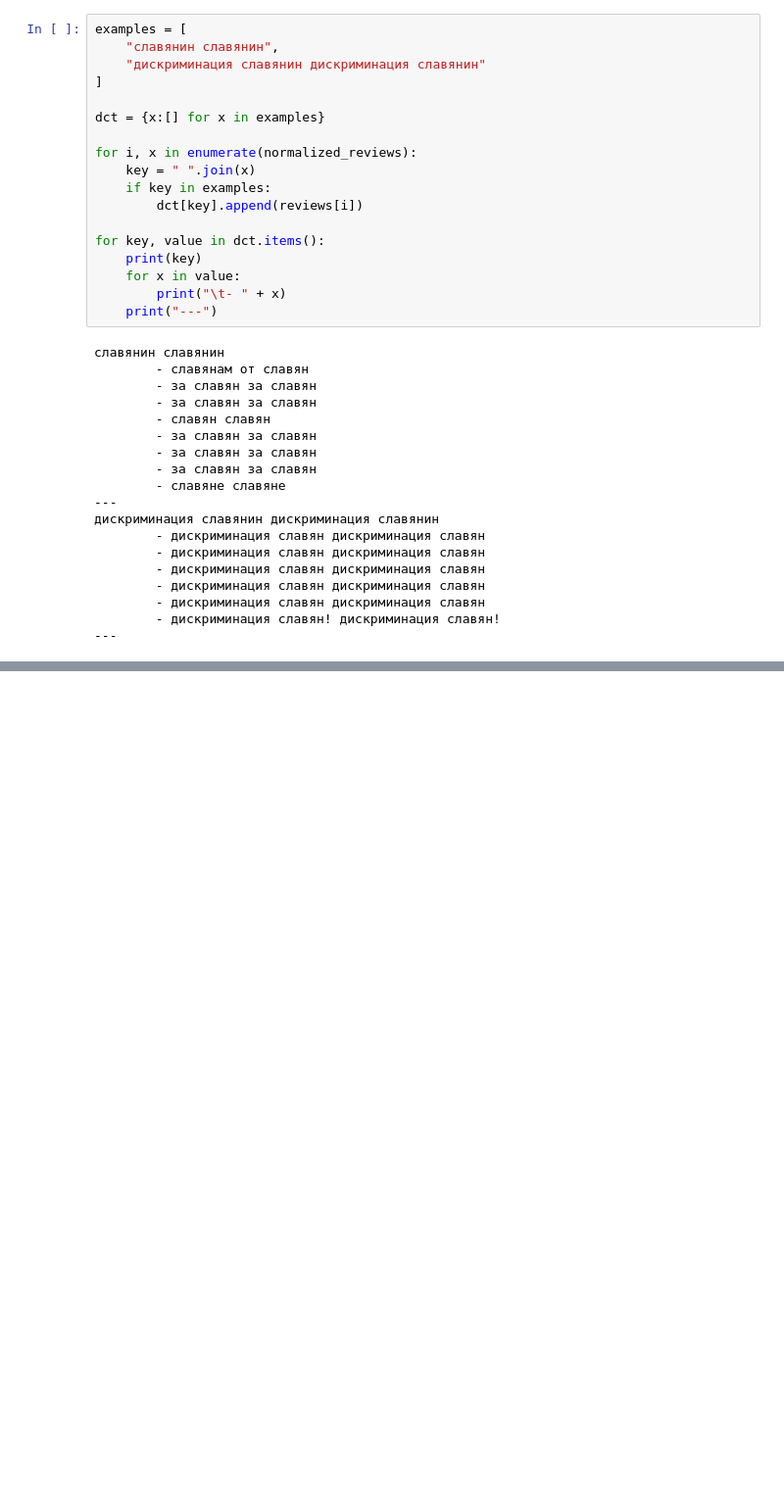
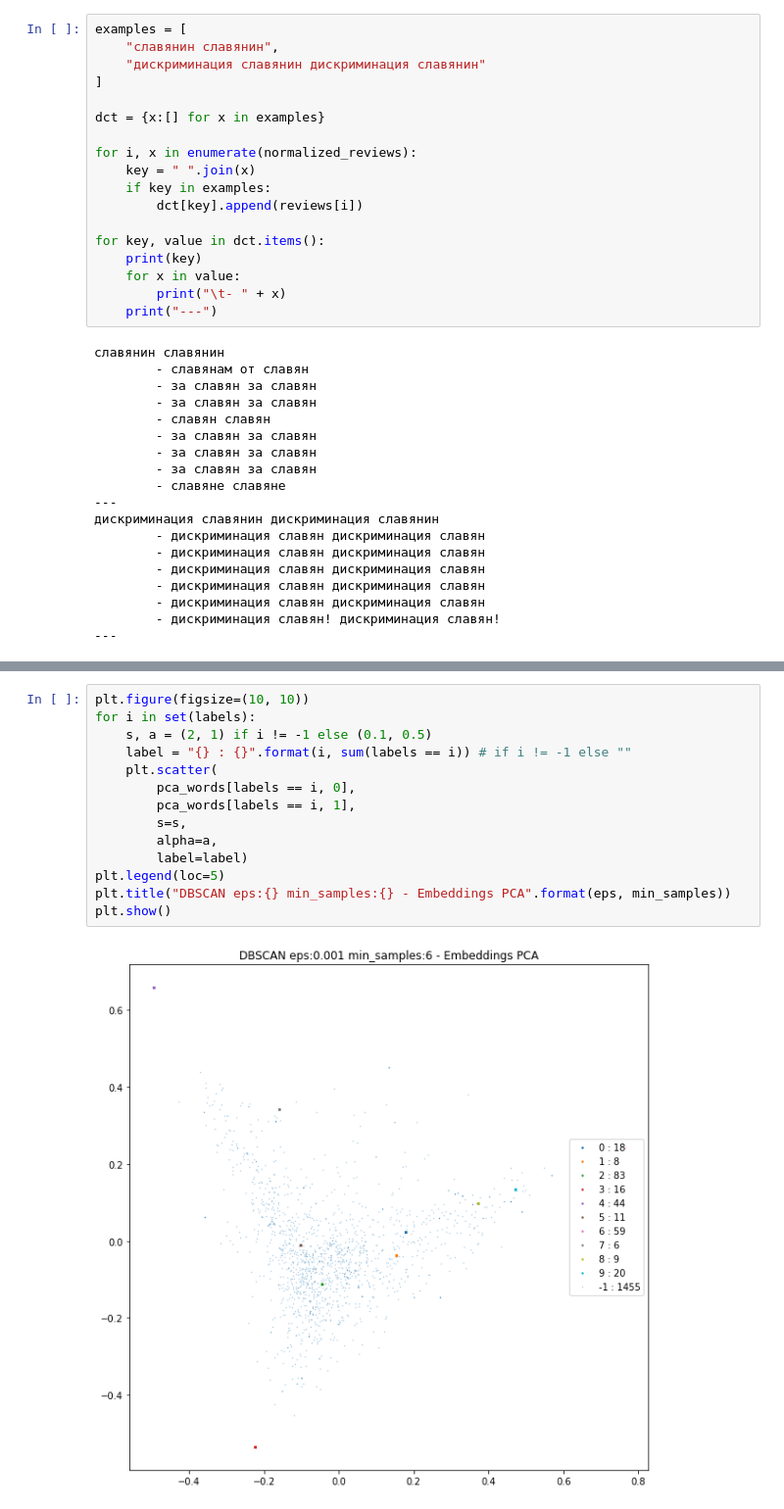
Before and after one commit to ssheypak/tweets_cian_and_ceu, a Jupyter notebook: reviews_analysis.ipynb, the cells around one changed output, grey strips where cells are left out. Shown at 98% size. Saved outputs shown, nothing was run; the diff lists cells and outputs as text; blank space fills up the shorter version.

```diff
--- a/reviews_analysis.ipynb
+++ b/reviews_analysis.ipynb
@@ -259,0 +296,16 @@ analysisPol,analysisSub
+# %%
+plt.figure(figsize=(10, 10))
+for i in set(labels):
+    s, a = (2, 1) if i != -1 else (0.1, 0.5)
+    label = "{} : {}".format(i, sum(labels == i)) # if i != -1 else ""
+    plt.scatter(
+        pca_words[labels == i, 0],
+        pca_words[labels == i, 1],
+        s=s,
+        alpha=a,
+        label=label)
+plt.legend(loc=5)
+plt.title("DBSCAN eps:{} min_samples:{} - Embeddings PCA".format(eps, min_samples))
+plt.show()
+# %% [output]
+[figure, added]
```
Also changed, not shown: parts of 26 cells of this notebook.
